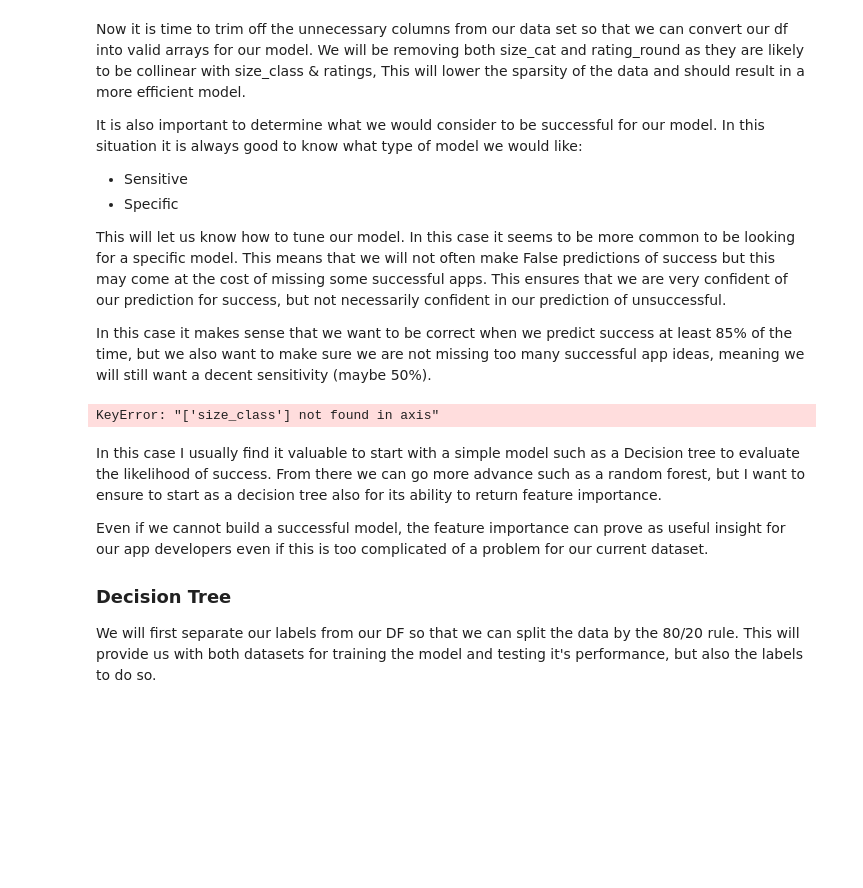
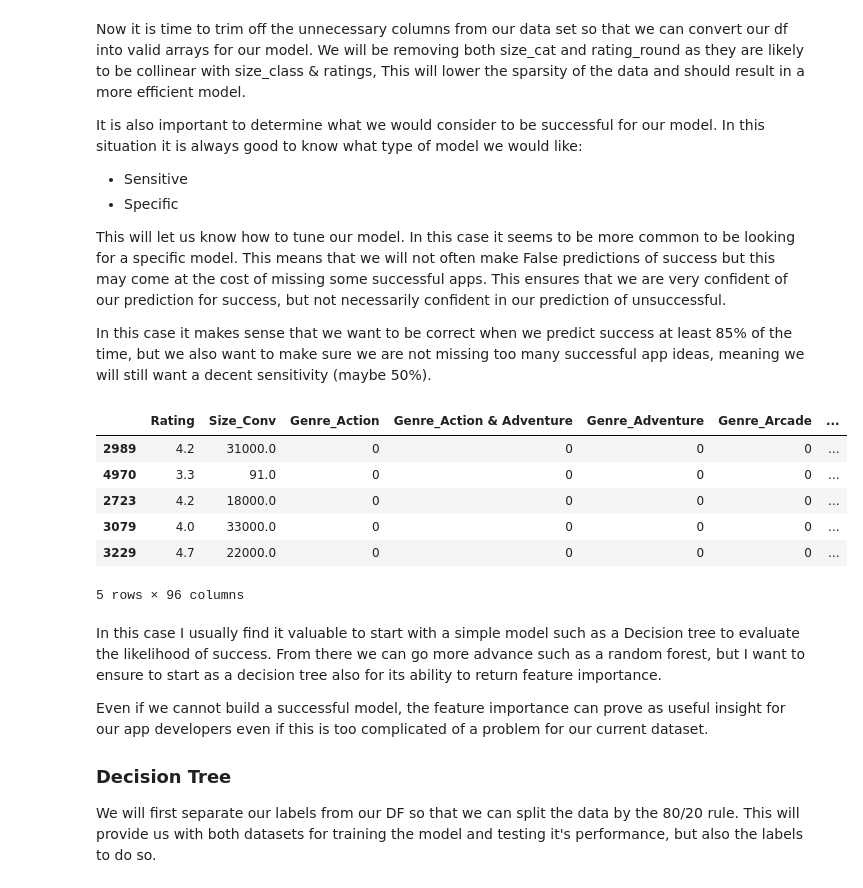
Before and after one commit to hanessteven/Hanes_Projects, a Jupyter notebook: Profitable Apps Project/Profitable Apps.ipynb, the cells around one changed output. Saved outputs shown, nothing was run; the diff lists cells and outputs as text; code cells hidden in the pictures; blank space fills up the shorter version.

```diff
--- a/Profitable Apps Project/Profitable Apps.ipynb
+++ b/Profitable Apps Project/Profitable Apps.ipynb
@@ -808,13 +808,19 @@ but we also want to make sure we are not missing too many successful app ideas,
 still want a decent sensitivity (maybe 50%).
 # %%
 remove = ['App', 'Category', 'Size', 'Installs', 'Type', 'Price', 'Content Rating', 'Genres', 'Last Updated',
-          'Current Ver', 'Android Ver', 'Reviews', 'rating_round', 'size_class']  # Establish list of unnecessary cols
+          'Current Ver', 'Android Ver', 'Reviews', 'rating_round', 'Size_Class']  # Establish list of unnecessary cols
 
 
 df.drop(remove, axis=1, inplace=True)  # Drop Col list
 df.head()
 # %% [output]
+|  | Rating | Size_Conv | Genre_Action | Genre_Action & Adventure | Genre_Adventure | Genre_Arcade | ... |
+| 2989 | 4.2 | 31000.0 | 0 | 0 | 0 | 0 | ... |
+| 4970 | 3.3 | 91.0 | 0 | 0 | 0 | 0 | ... |
+| 2723 | 4.2 | 18000.0 | 0 | 0 | 0 | 0 | ... |
+| 3079 | 4.0 | 33000.0 | 0 | 0 | 0 | 0 | ... |
+| 3229 | 4.7 | 22000.0 | 0 | 0 | 0 | 0 | ... |
-KeyError: "['size_class'] not found in axis"
+5 rows × 96 columns
 # %% [markdown]
 In this case I usually find it valuable to start with a simple model such as a Decision tree to
 evaluate the likelihood of success.  From there we can go more advance such as a random forest, but
```
Also changed, not shown: parts of 20 cells of this notebook.
